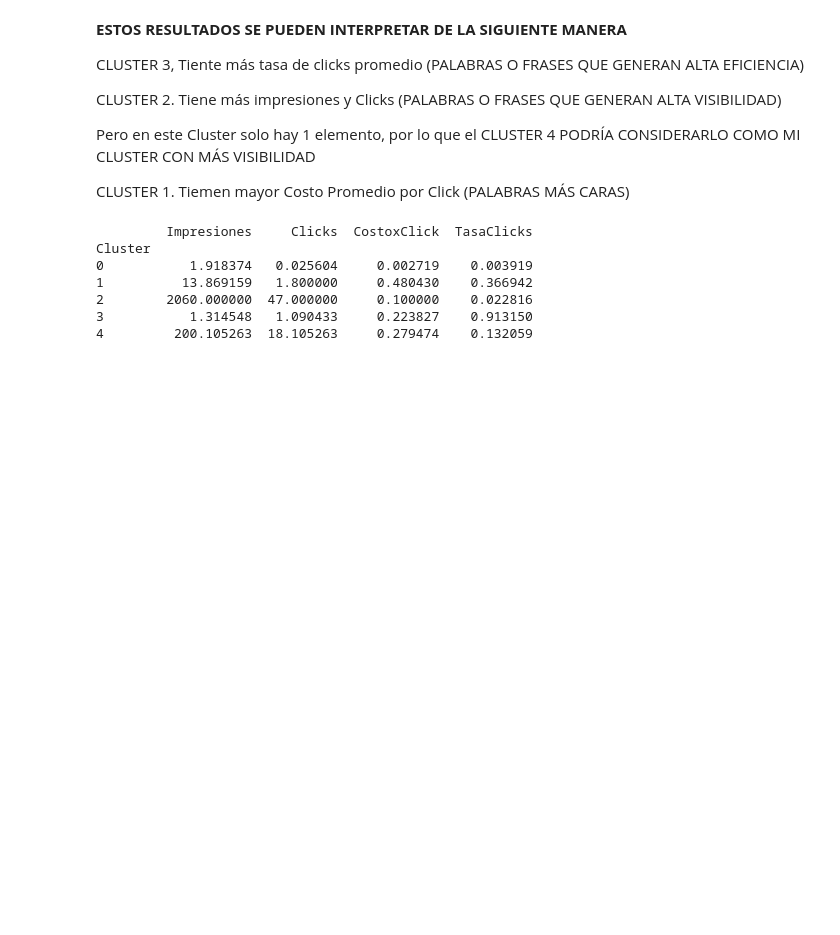
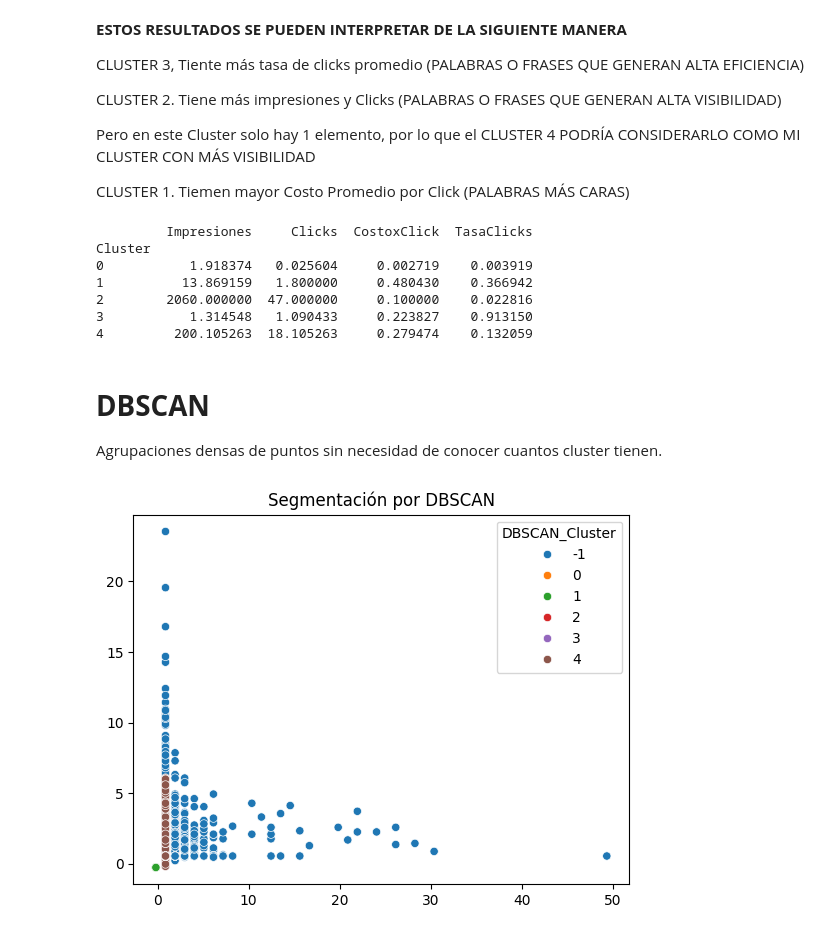
Before and after one commit to mpaomend/g6_aprendizajeautomaticoico_s3, a Jupyter notebook: colab/g6_aprendizajeautomaticoico_s3_KMEANS.ipynb, the cells around one changed output. Cells and saved outputs as stored; diff of their text form; code cells hidden in the pictures; blank space fills up the shorter version.

```diff
--- a/colab/g6_aprendizajeautomaticoico_s3_KMEANS.ipynb
+++ b/colab/g6_aprendizajeautomaticoico_s3_KMEANS.ipynb
@@ -106,3 +107,18 @@ Cluster
 2        2060.000000  47.000000     0.100000    0.022816
 3           1.314548   1.090433     0.223827    0.913150
 4         200.105263  18.105263     0.279474    0.132059
+# %% [markdown]
+# **DBSCAN**
+
+Agrupaciones densas de puntos sin necesidad de conocer cuantos cluster tienen.
+# %%
+# IMPLEMENTACIÓN DE BDSCAN
+# CON eps 0.6 y min_samples 108
+dbscan = DBSCAN(eps=0.6, min_samples=10)
+df['DBSCAN_Cluster'] = dbscan.fit_predict(X_scaled)
+
+sns.scatterplot(x=X_scaled[:, 1], y=X_scaled[:, 2], hue=df['DBSCAN_Cluster'], palette='tab10')
+plt.title('Segmentación por DBSCAN')
+plt.show()
+# %% [output]
+[figure, added]
```
Also changed, not shown: parts of 13 cells of this notebook.
